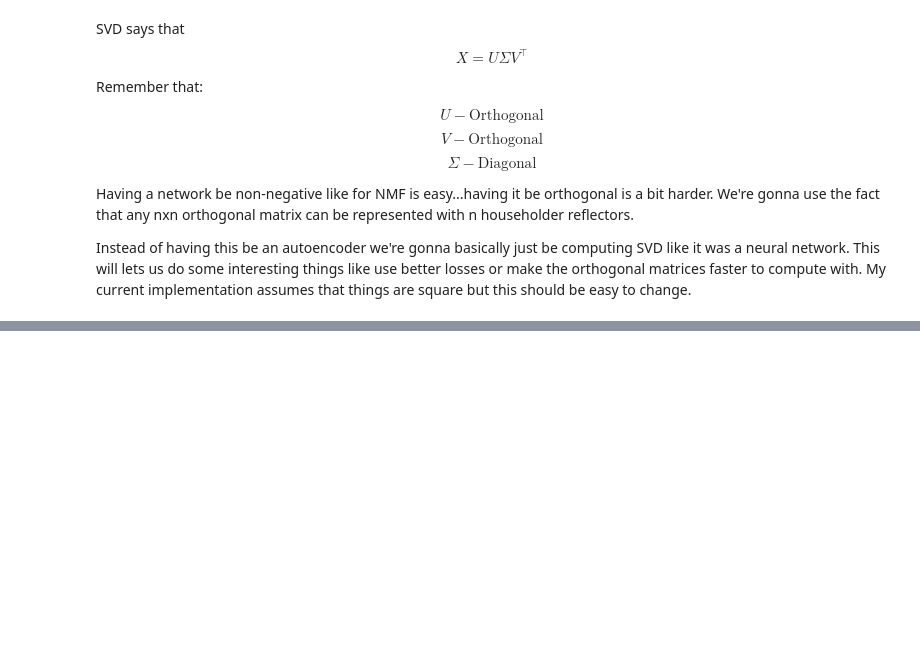
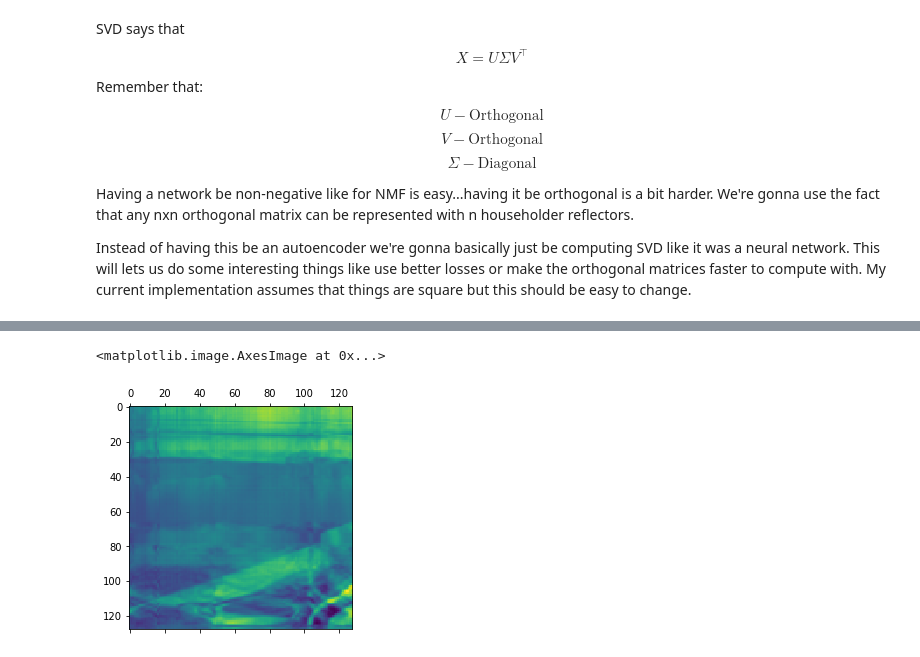
Before and after one commit to Aaron09/torchfactor, a Jupyter notebook: neuaral_factor_demo.ipynb, the cells around one changed output, grey strips where cells are left out. Saved outputs shown, nothing was run; the diff lists cells and outputs as text; code cells hidden in the pictures; blank space fills up the shorter version.

```diff
--- a/neuaral_factor_demo.ipynb
+++ b/neuaral_factor_demo.ipynb
@@ -268,0 +366,10 @@ plt.show()
+# %%
+n_largest = 45
+sings = np.diag(np.diag(S)[-n_largest:])
+U_sel = U[:,-n_largest:]
+V_sel = VT[-n_largest:,:]
+recons = U_sel @ sings @ V_sel
+plt.matshow(recons)
+# %% [output]
+<matplotlib.image.AxesImage at 0x...>
+[figure, added]
```
Also changed, not shown: parts of 11 cells of this notebook.
